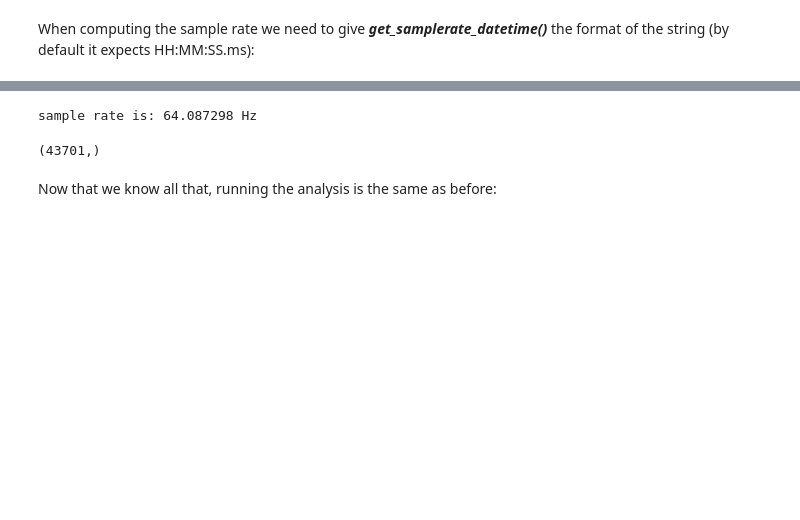
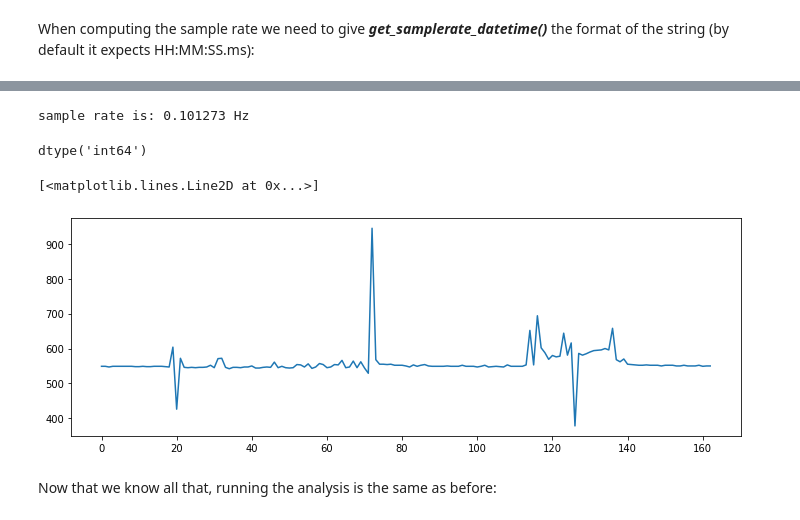
Before and after one commit to chuanisawesome/Hardware-Software_SAD_Project, a Jupyter notebook: test_sensors/AzureFirebasePy/Analysing_a_PPG_signal.ipynb, the cells around one changed output, grey strips where cells are left out. Cells and saved outputs as stored; diff of their text form; code cells hidden in the pictures; blank space fills up the shorter version.

Commit message:
heart rate test with own sensor data (fail)

```diff
--- a/test_sensors/AzureFirebasePy/Analysing_a_PPG_signal.ipynb
+++ b/test_sensors/AzureFirebasePy/Analysing_a_PPG_signal.ipynb
@@ -164,0 +235,5 @@ datah = np.array(datah)
+# %%
+dfi["Ts"] = dfi["Ts"].apply(lambda x: x/1000)
+# %%
+dfi["formatted_time"] = dfi["Ts"].apply(lambda x: datetime.datetime.fromtimestamp(x))
+# dfi["formatted_time"] = dfi["formatted_time"].apply(lambda x: x.strftime('%Y-%m-%d %H:%M:%S'))
@@ -165,2 +260,5 @@ datah = np.array(datah)
+# %%
+timer = dfi["formatted_time"]
+datah = dfi["pulsedetect"]
 # %% [markdown]
 When computing the sample rate we need to give ***get_samplerate_datetime()*** the format of the string (by default it expects HH:MM:SS.ms):
@@ -167,11 +309,21 @@ When computing the sample rate we need to give ***get_samplerate_datetime()*** t
 # %%
-sample_rate = hp.get_samplerate_datetime(timer, timeformat='%Y-%m-%d %H:%M:%S:%f')
+sample_rate = hp.get_samplerate_datetime(timer, timeformat='%Y-%m-%dT%H:%M:%S.%f')
 
 print('sample rate is: %f Hz' %sample_rate)
-datah.shape
+datah.dtype
+# convert datah to int
+datah = datah.astype(int)
+datah.dtype
 # %% [output]
-sample rate is: 64.087298 Hz
+sample rate is: 0.101273 Hz
-(43701,)
+dtype('int64')
+# %%
+# plot datah
+fig, ax = plt.subplots(figsize=(12,4))
+ax.plot(datah)
+# %% [output]
+[<matplotlib.lines.Line2D at 0x...>]
+[figure, added]
 # %% [markdown]
 Now that we know all that, running the analysis is the same as before:
 # %%
```
Also changed, not shown: parts of 15 cells of this notebook.
